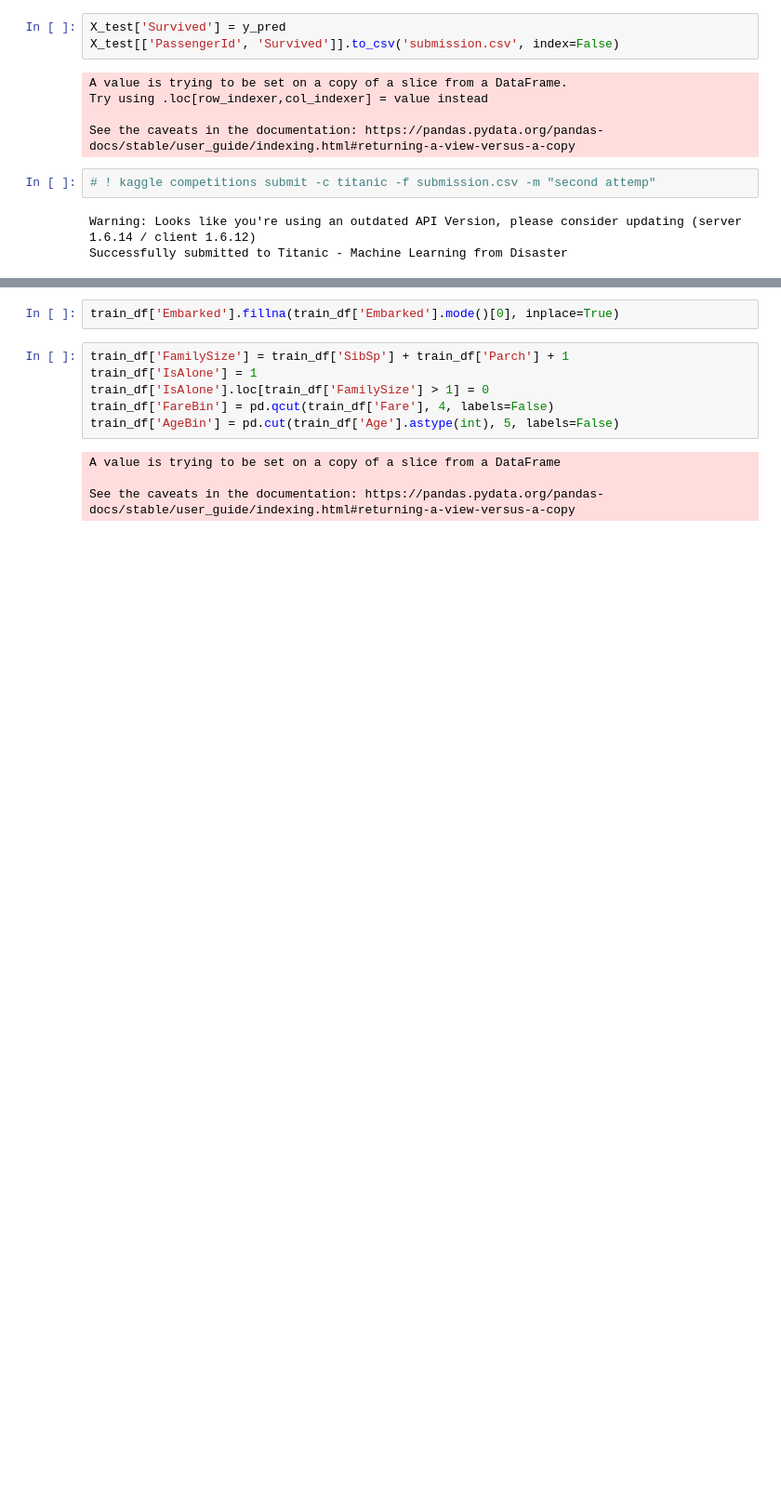
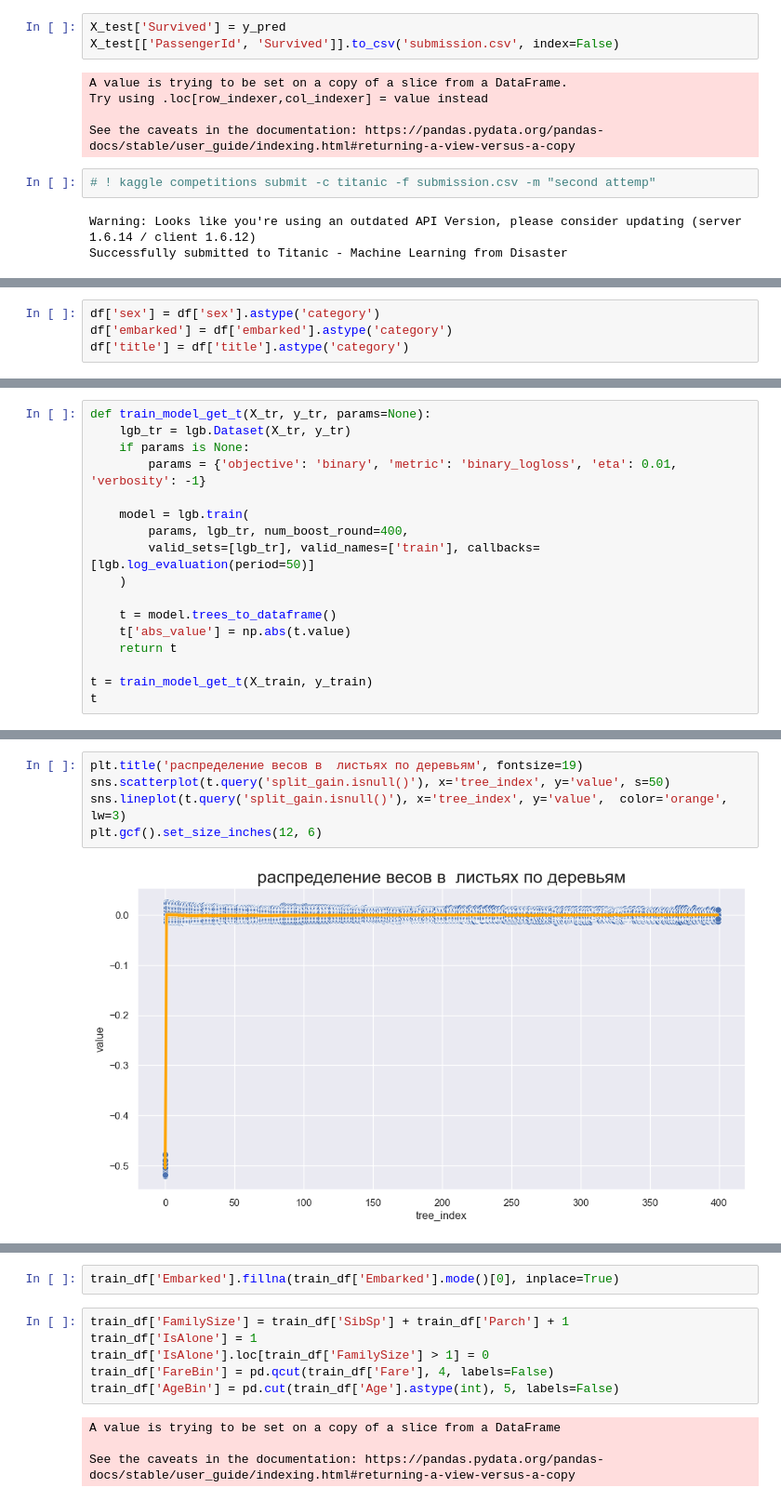
Before and after one commit to Danyocheck/Kaggle-competitions, a Jupyter notebook: titanic/titanic.ipynb, the cells around one changed output, grey strips where cells are left out. Shown at 93% size. Cells and saved outputs as stored; diff of their text form; blank space fills up the shorter version.

```diff
--- a/titanic/titanic.ipynb
+++ b/titanic/titanic.ipynb
@@ -322,0 +437,4 @@ train_df['Fare'].fillna(train_df['Fare'].median(), inplace=True)
+# %%
+df['sex'] = df['sex'].astype('category')
+df['embarked'] = df['embarked'].astype('category')
+df['title'] = df['title'].astype('category')
@@ -322,0 +495,17 @@ train_df['Fare'].fillna(train_df['Fare'].median(), inplace=True)
+# %%
+def train_model_get_t(X_tr, y_tr, params=None):
+    lgb_tr = lgb.Dataset(X_tr, y_tr)
+    if params is None:
+        params = {'objective': 'binary', 'metric': 'binary_logloss', 'eta': 0.01, 'verbosity': -1}
+
+    model = lgb.train(
+        params, lgb_tr, num_boost_round=400,
+        valid_sets=[lgb_tr], valid_names=['train'], callbacks=[lgb.log_evaluation(period=50)]
+    )
+
+    t = model.trees_to_dataframe()
+    t['abs_value'] = np.abs(t.value)
+    return t
+
+t = train_model_get_t(X_train, y_train)
+t
@@ -322,0 +534,7 @@ train_df['Fare'].fillna(train_df['Fare'].median(), inplace=True)
+# %%
+plt.title('распределение весов в  листьях по деревьям', fontsize=19)
+sns.scatterplot(t.query('split_gain.isnull()'), x='tree_index', y='value', s=50)
+sns.lineplot(t.query('split_gain.isnull()'), x='tree_index', y='value',  color='orange', lw=3)
+plt.gcf().set_size_inches(12, 6)
+# %% [output]
+[figure, added]
```
Also changed, not shown: parts of 77 cells of this notebook, 1 other file.
